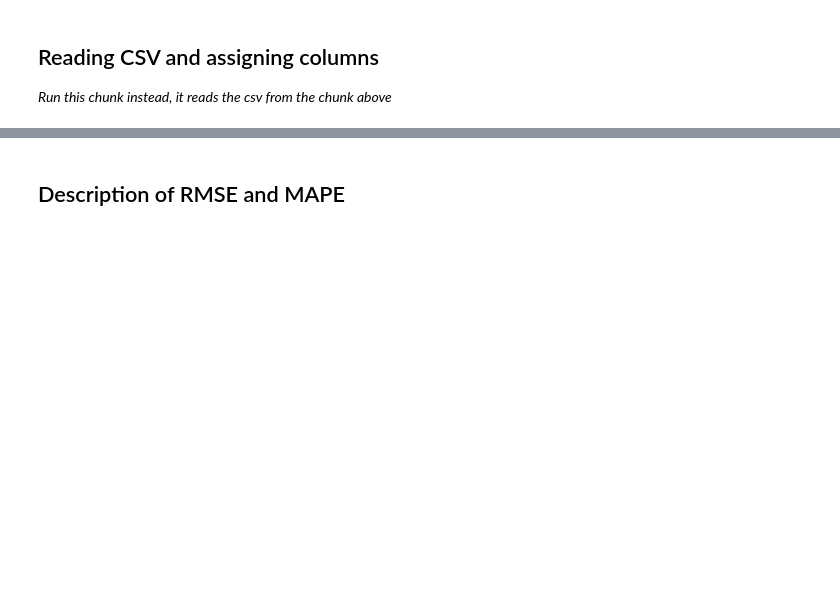
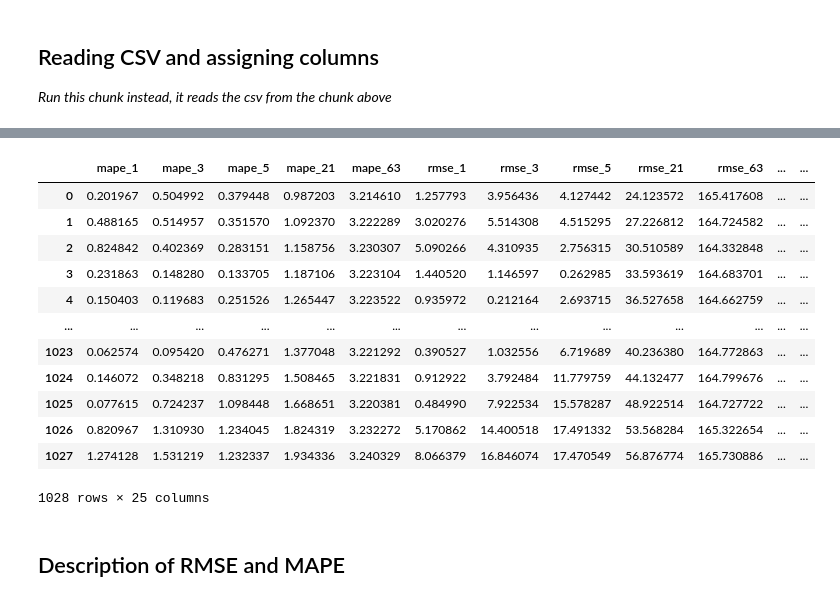
Before and after one commit to ulrikson/statistics-thesis, a Jupyter notebook: lstm2.ipynb, the cells around one changed output, grey strips where cells are left out. Drawn from its saved outputs; the diff is of its cells as text; code cells hidden in the pictures; blank space fills up the shorter version.

Commit message:
updating lstm cross val

```diff
--- a/lstm2.ipynb
+++ b/lstm2.ipynb
@@ -197,4 +183,0 @@ train_df["forecast"] = train_df["Close"]
-# %%
-# Transforming logreturns back to price
-last_train = train_df["Close"].values[-1]
-price_forecasts = np.exp(np.cumsum(forecasts[0]) + math.log(last_train))
@@ -280,18 +183,0 @@ evaluate(63)  # quarter
-# %%
-# Creating confusion matrix
-def confusion_matrix(df):
-    conf = pd.DataFrame(columns=["P", "N"], index=["P", "N"])
-    conf.loc["P", "P"] = len(df[df["confusion"] == "TP"])
-    conf.loc["P", "N"] = len(df[df["confusion"] == "FN"])
-    conf.loc["N", "P"] = len(df[df["confusion"] == "FP"])
-    conf.loc["N", "N"] = len(df[df["confusion"] == "TN"])
-    return conf
-
-
-confusion = confusion_matrix(new_df(3))
-precision = confusion.iloc[0, 0] / (confusion.iloc[0, 0] + confusion.iloc[1, 0])
-recall = confusion.iloc[0, 0] / (confusion.iloc[0, 0] + confusion.iloc[0, 1])
-f_score = 2 * precision * recall / (precision + recall)
-
-print(confusion)
-print(f"precision: {int(precision*100)}%, recall: {int(recall*100)}%, f-score: {round(f_score, 3)}")
@@ -346,3 +276,6 @@ cross_df.to_csv('data/lstm_cross_val.csv', index=False)
 # %% [markdown]
 ## Reading CSV and assigning columns
 _Run this chunk instead, it reads the csv from the chunk above_
+# %%
+# Reading lstm_cross_val.csv
+lstm_cross_df = pd.read_csv('data/lstm_results.csv')
@@ -349,17 +295,5 @@ _Run this chunk instead, it reads the csv from the chunk above_
 # %%
-# Creating dataframe columns (error, absolute error, actual_up, forecast_up och confusion (TP, FP, TN, FN))
-lstm_cross_df = pd.read_csv('data/lstm_cross_val.csv')
-
-# adding first row of data based on last row of test data
-new_data = []
-new_data.insert(0, {'time':0, 'Close': 621.38, 'forecast': 621.38})
-lstm_cross_df = pd.concat([pd.DataFrame(new_data), lstm_cross_df], ignore_index=True)
-
-# creating error and up columns
-lstm_cross_df['error'] = lstm_cross_df['forecast'] - lstm_cross_df['Close']
-lstm_cross_df['abs_error'] = np.abs(lstm_cross_df['forecast'] - lstm_cross_df['Close'])
-lstm_cross_df['actual_up'] = lstm_cross_df['Close'].diff(1) > 0
-lstm_cross_df['forecast_up'] = lstm_cross_df['forecast'].diff(1) > 0
+# creating confusion column
 
 def confusion(actual, forecast):
     if (actual and forecast):
@@ -377,5 +311,3 @@ def confusion(actual, forecast):
     return False
 
 lstm_cross_df['confusion'] = lstm_cross_df.apply(lambda x: confusion(x['actual_up'], x['forecast_up']), axis=1)
-
-lstm_cross_df.head(5)
@@ -477,3 +420,21 @@ cross_df.head(1) # notera hur raden här är identisk med resultatet när vi int
+# %%
+# First three rows of evaluation df
+
+cross_df.head(3)
+# %% [output]
+|  | mape_1 | mape_3 | mape_5 | mape_21 | mape_63 | rmse_1 | rmse_3 | rmse_5 | rmse_21 | rmse_63 | ... | ... |
+| 0 | 0.201967 | 0.504992 | 0.379448 | 0.987203 | 3.214610 | 1.257793 | 3.956436 | 4.127442 | 24.123572 | 165.417608 | ... | ... |
+| 1 | 0.488165 | 0.514957 | 0.351570 | 1.092370 | 3.222289 | 3.020276 | 5.514308 | 4.515295 | 27.226812 | 164.724582 | ... | ... |
+| 2 | 0.824842 | 0.402369 | 0.283151 | 1.158756 | 3.230307 | 5.090266 | 4.310935 | 2.756315 | 30.510589 | 164.332848 | ... | ... |
+| 3 | 0.231863 | 0.148280 | 0.133705 | 1.187106 | 3.223104 | 1.440520 | 1.146597 | 0.262985 | 33.593619 | 164.683701 | ... | ... |
+| 4 | 0.150403 | 0.119683 | 0.251526 | 1.265447 | 3.223522 | 0.935972 | 0.212164 | 2.693715 | 36.527658 | 164.662759 | ... | ... |
+| ... | ... | ... | ... | ... | ... | ... | ... | ... | ... | ... | ... | ... |
+| 1023 | 0.062574 | 0.095420 | 0.476271 | 1.377048 | 3.221292 | 0.390527 | 1.032556 | 6.719689 | 40.236380 | 164.772863 | ... | ... |
+| 1024 | 0.146072 | 0.348218 | 0.831295 | 1.508465 | 3.221831 | 0.912922 | 3.792484 | 11.779759 | 44.132477 | 164.799676 | ... | ... |
+| 1025 | 0.077615 | 0.724237 | 1.098448 | 1.668651 | 3.220381 | 0.484990 | 7.922534 | 15.578287 | 48.922514 | 164.727722 | ... | ... |
+| 1026 | 0.820967 | 1.310930 | 1.234045 | 1.824319 | 3.232272 | 5.170862 | 14.400518 | 17.491332 | 53.568284 | 165.322654 | ... | ... |
+| 1027 | 1.274128 | 1.531219 | 1.232337 | 1.934336 | 3.240329 | 8.066379 | 16.846074 | 17.470549 | 56.876774 | 165.730886 | ... | ... |
+1028 rows × 25 columns
 # %% [markdown]
 ## Description of RMSE and MAPE
 # %%
```
Also changed, not shown: parts of 48 cells of this notebook, 2 other files.
